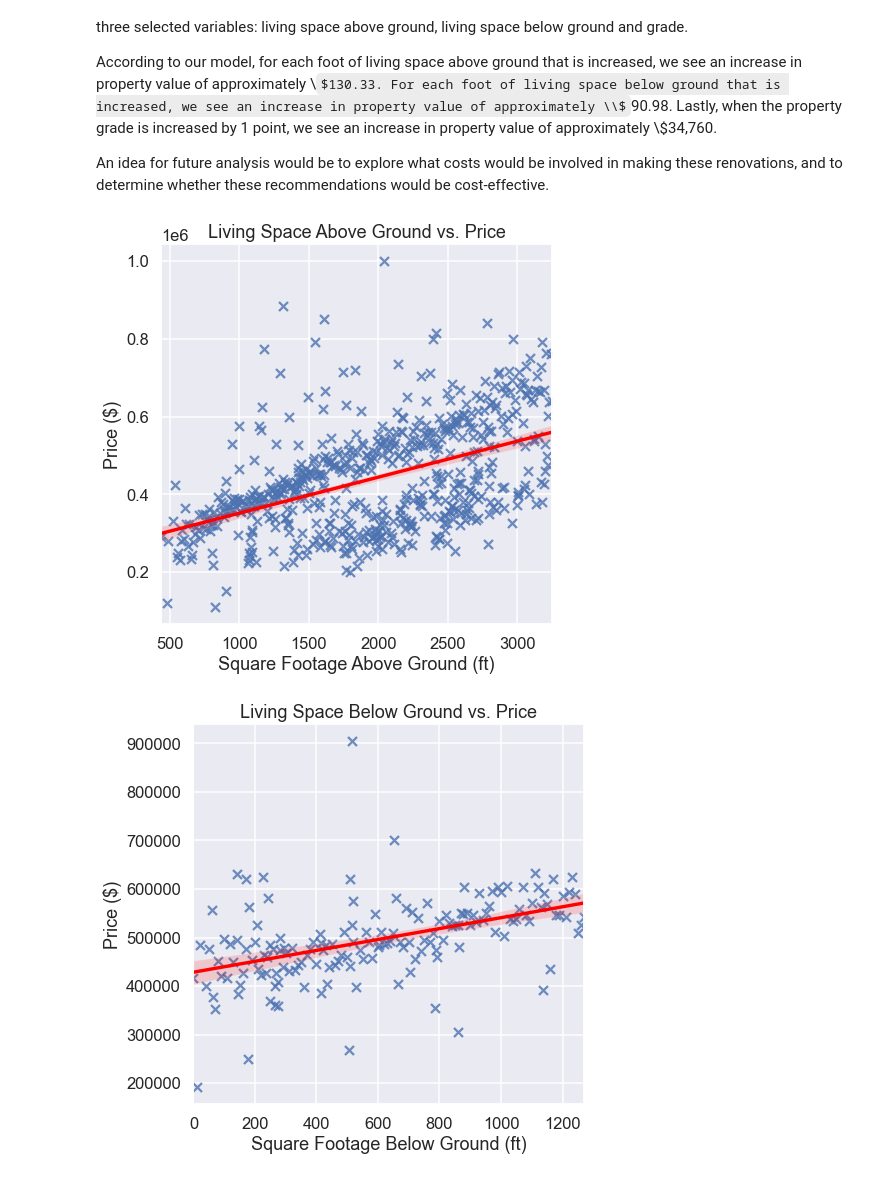
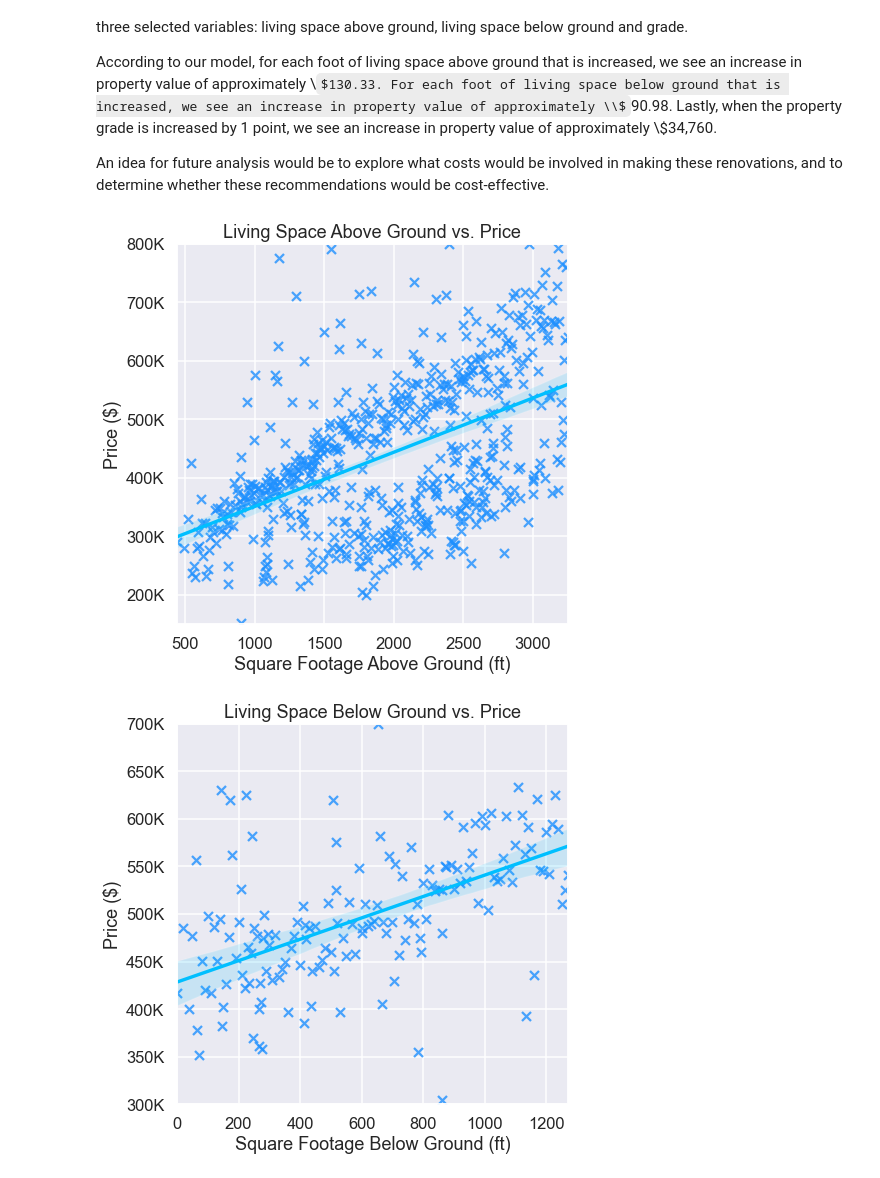
Before and after one commit to ds-leehanjin/housing-dataset-linear-regression, a Jupyter notebook: notebook_final.ipynb, the cells around one changed output. Saved outputs shown, nothing was run; the diff lists cells and outputs as text; code cells hidden in the pictures; some formulas as TeX source.

```diff
--- a/notebook_final.ipynb
+++ b/notebook_final.ipynb
@@ -487,7 +504,8 @@ ohe_vars
 
 encoder.get_feature_names(['zipcode'])
 
-df_ohe = pd.DataFrame(ohe_vars,columns=encoder.get_feature_names(['zipcode']), index=df.index)
+df_ohe = pd.DataFrame(ohe_vars,columns=encoder.get_feature_names(['zipcode']),\
+                      index=df.index)
 df_ohe
 # %% [output]
 |  | zipcode_98002 | zipcode_98003 | zipcode_98004 | zipcode_98005 | zipcode_98006 | zipcode_98007 | ... |
@@ -618,7 +639,8 @@ def find_outliers_IQR(data):
 In the 'Explore' section, we saw that we have many outliers several columns. We will proceed to remove outliers from those columns that have extreme outliers, based on our boxplot visualizations.
 # %%
 # Create list of columns to remove outliers from
-cols_outlier = ['price', 'bedrooms', 'bathrooms', 'sqft_lot', 'sqft_above', 'sqft_basement', 'sqft_living15']
+cols_outlier = ['price', 'bedrooms', 'bathrooms', 'sqft_lot', 'sqft_above', \
+                'sqft_basement', 'sqft_living15']
 df_outliers = df_model.copy()
 
 # Remove outliers for specified columns
@@ -888,0 +912,8 @@ df_sqftabove = df_unscaled.groupby('sqft_above').mean()
+# %%
+# Define function to notate dollar amounts in thousands
+def thousands(x, pos):
+    """Source: https://stackoverflow.com/questions/61330427/set-y-axis-in-millions"""
+    'The two args are the value and tick position'
+    return '%1.0fK' % (x * 1e-3)
+
+formatter = FuncFormatter(thousands)
@@ -890,12 +925,17 @@ df_sqftabove = df_unscaled.groupby('sqft_above').mean()
 df_sqftabove.reset_index(inplace=True)
 # %%
+# Plot scatter graph for sqft_above vs price
 fig, ax = plt.subplots(figsize=(7,7))
 
-sns.regplot(data=df_sqftabove, x='sqft_above', y='price', marker='x', line_kws={"color": "red"}, ax=ax)
+sns.regplot(data=df_sqftabove, x='sqft_above', y='price', marker='x', \
+            line_kws={"color": "deepskyblue"}, \
+            scatter_kws={"color": "dodgerblue"}, ax=ax)
 
 ax.set_title('Living Space Above Ground vs. Price')
 ax.set_xlabel('Square Footage Above Ground (ft)')
-ax.set_ylabel('Price ($)');
+ax.set_ylabel('Price ($)')
+ax.yaxis.set_major_formatter(formatter);
+ax.set_ylim([150000, 800000]);
 # %% [output]
-[figure, old version]
+[figure, new version]
 # %%
@@ -903,12 +944,17 @@ df_sqftbasement = df_unscaled.groupby('sqft_basement').mean()
 
 df_sqftbasement.reset_index(inplace=True)
 # %%
+# Plot scatter graph for sqft_below vs price
 fig, ax = plt.subplots(figsize=(7,7))
 
-sns.regplot(data=df_sqftbasement, x='sqft_basement', y='price', marker='x', line_kws={"color": "red"}, ax=ax)
+sns.regplot(data=df_sqftbasement, x='sqft_basement', y='price', marker='x', \
+            line_kws={"color": "deepskyblue"}, \
+            scatter_kws={"color": "dodgerblue"}, ax=ax)
 
 ax.set_title('Living Space Below Ground vs. Price')
 ax.set_xlabel('Square Footage Below Ground (ft)')
-ax.set_ylabel('Price ($)');
+ax.set_ylabel('Price ($)')
+ax.yaxis.set_major_formatter(formatter);
+ax.set_ylim([300000, 700000]);
 # %% [output]
-[figure, old version]
+[figure, new version]
```
Also changed, not shown: parts of 35 cells of this notebook, 27 other files.
